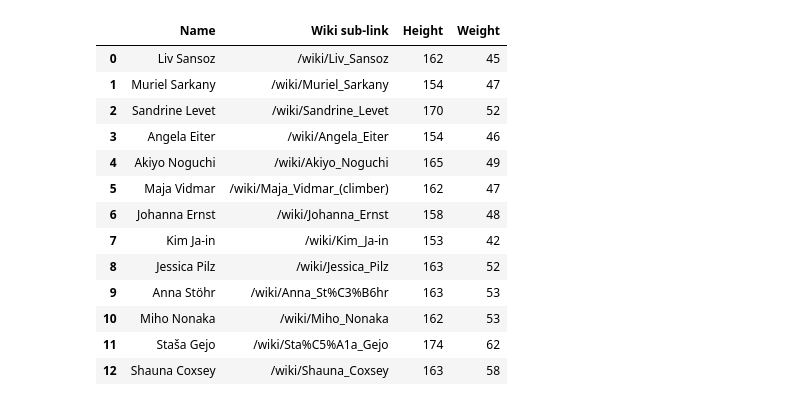
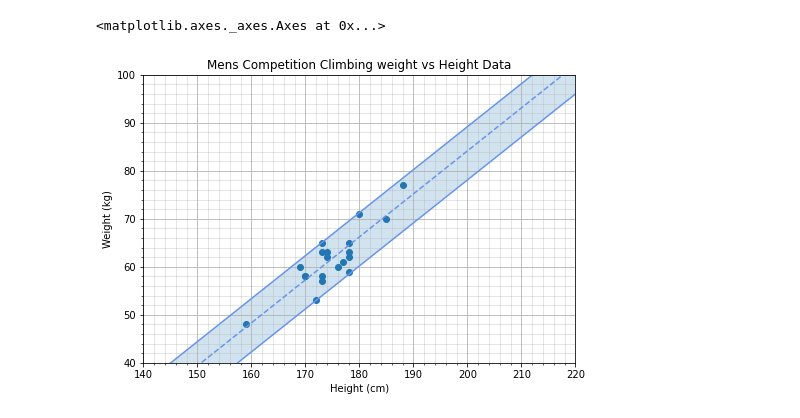
Before and after one commit to AdamKaraban/ClimberData, a Jupyter notebook: ClimbingData.ipynb, the cells around one changed output. Cells and saved outputs as stored; diff of their text form; code cells hidden in the pictures.

Commit message:
Data compiled and organize into nice plots that can be used by others

```diff
--- a/ClimbingData.ipynb
+++ b/ClimbingData.ipynb
@@ -102,19 +91,8 @@ pd.DataFrame(validMensList, columns = ["Name", "Wiki sub-link", "Height", "Weigh
-# %%
-appendNameData(fullWomensNames)
-validWomensList = validateData(fullWomensNames)
-pd.DataFrame(validWomensList, columns = ["Name", "Wiki sub-link", "Height", "Weight"])
-# %% [output]
-|  | Name | Wiki sub-link | Height | Weight |
-| 0 | Liv Sansoz | /wiki/Liv_Sansoz | 162 | 45 |
-| 1 | Muriel Sarkany | /wiki/Muriel_Sarkany | 154 | 47 |
-| 2 | Sandrine Levet | /wiki/Sandrine_Levet | 170 | 52 |
-| 3 | Angela Eiter | /wiki/Angela_Eiter | 154 | 46 |
-| 4 | Akiyo Noguchi | /wiki/Akiyo_Noguchi | 165 | 49 |
-| 5 | Maja Vidmar | /wiki/Maja_Vidmar_(climber) | 162 | 47 |
-| 6 | Johanna Ernst | /wiki/Johanna_Ernst | 158 | 48 |
-| 7 | Kim Ja-in | /wiki/Kim_Ja-in | 153 | 42 |
-| 8 | Jessica Pilz | /wiki/Jessica_Pilz | 163 | 52 |
-| 9 | Anna Stöhr | /wiki/Anna_St%C3%B6hr | 163 | 53 |
-| 10 | Miho Nonaka | /wiki/Miho_Nonaka | 162 | 53 |
-| 11 | Staša Gejo | /wiki/Sta%C5%A1a_Gejo | 174 | 62 |
-| 12 | Shauna Coxsey | /wiki/Shauna_Coxsey | 163 | 58 |
+# %%
+#Mens data start
+menHeightcm = list(validMensDataFrame.iloc[:,2])
+menWeightkg = list(validMensDataFrame.iloc[:,3])
+# %%
+#polyfit line across data
+a,b = np.polyfit(menHeightcm,menWeightkg,deg=1)
+y_est = a*np.linspace(100,250) + b
@@ -120,0 +115,38 @@ pd.DataFrame(validWomensList, columns = ["Name", "Wiki sub-link", "Height", "Wei
+# %%
+#find point furtherest away from polyfit line going in negative y
+minDist = 0
+minIndex = 0
+aPerp=-1/a
+for i in range(len(menHeightcm)):
+    newB = menWeightkg[i]-(aPerp*menHeightcm[i])
+    newX = (b-newB)/(aPerp-a)
+    newY = aPerp*newX+newB
+    dist = math.sqrt((newX-menHeightcm[i])**2 + (newY-menWeightkg[i])**2)
+    if dist > minDist and menWeightkg[i] < a*menHeightcm[i]+b:
+        minDist = dist
+        minIndex = i
+
+min_diff = menWeightkg[minIndex] - (a*menHeightcm[minIndex]+b)
+y_min = a*np.linspace(100,250) + (b+min_diff)
+# %%
+#create final plot
+fig = plt.figure()
+ax1 = fig.add_axes([0,0,1,1])
+ax1.plot(menHeightcm, menWeightkg, "o")
+ax1.plot(np.linspace(100,250),y_est, '--', color='cornflowerblue')
+ax1.plot(np.linspace(100,250),y_max, color='cornflowerblue')
+ax1.plot(np.linspace(100,250),y_min, color='cornflowerblue')
+ax1.fill_between(np.linspace(100,250),y_min,y_max,alpha=0.2)
+ax1.set_xlim(140,220)
+ax1.set_ylim(40,100)
+ax1.set_xticks(np.linspace(140,220,41),minor=True)
+ax1.set_yticks(np.linspace(40,100,31),minor=True)
+ax1.set_title('Mens Competition Climbing weight vs Height Data')
+ax1.set_xlabel('Height (cm)')
+ax1.set_ylabel('Weight (kg)')
+ax1.grid(alpha=1)
+ax1.grid(which="minor",alpha=0.4)
+ax1
+# %% [output]
+<matplotlib.axes._axes.Axes at 0x...>
+[figure, added]
```
Also changed, not shown: parts of 9 cells of this notebook.
